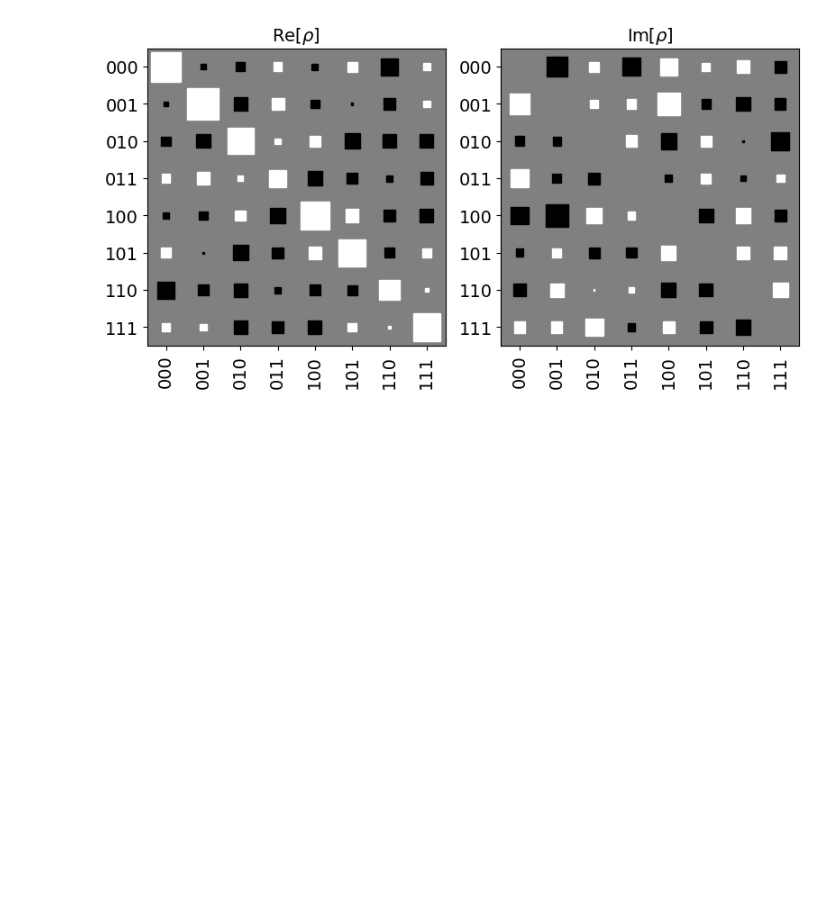
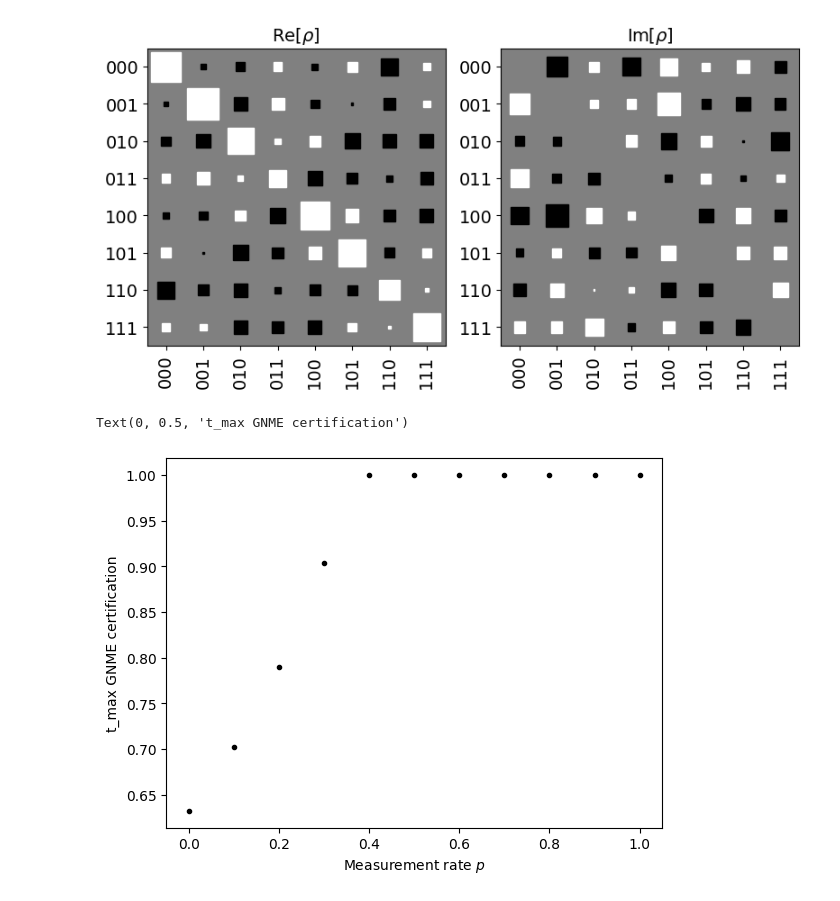
Before and after one commit to amarce4/mipt, a Jupyter notebook: python/gmne.ipynb, the cells around one changed output. Cells and saved outputs as stored; diff of their text form; code cells hidden in the pictures; blank space fills up the shorter version.

```diff
--- a/python/gmne.ipynb
+++ b/python/gmne.ipynb
@@ -1065,3 +1065,38 @@ sub_m = result.data(0)['final_state']
 sub_m.draw("hinton")
 # %% [output]
 [figure]
+# %%
+import cvxpy as cp
+import numpy as np
+from decoded_ring_inflation import ghz_state, decoded_ring_inflation_tmax, white_noise_mixture
+import matplotlib.pyplot as plt
+
+psi6 = ghz_state(6)
+
+results = []
+ps = np.linspace(0.0, 1.0, 11)
+
+for p in ps:
+    print(f"Simulating p = {p}...")
+    psi = white_noise_mixture(psi6, p)
+
+    result = decoded_ring_inflation_tmax(
+        psi,
+        solver=cp.SCS,      # matches the solver reported for inflation in the paper
+        verbose=False,
+    )
+    results.append(result)
+
+plt.scatter(ps, [result.t_max for result in results], c="black", marker=".")
+plt.xlabel("Measurement rate $p$")
+plt.ylabel("t_max GNME certification")
+
+
+
+# print("status:", result.status)
+# print("decoded-state t_max:", result.t_max)
+# print("decoded-state white-noise boundary:", result.white_noise_at_boundary)
+# print("certifies original six-qubit state:", result.certifies_gnme)
+# %% [output]
+Text(0, 0.5, 't_max GNME certification')
+[figure, added]
```
Also changed, not shown: parts of 2 cells of this notebook, 8 other files.
